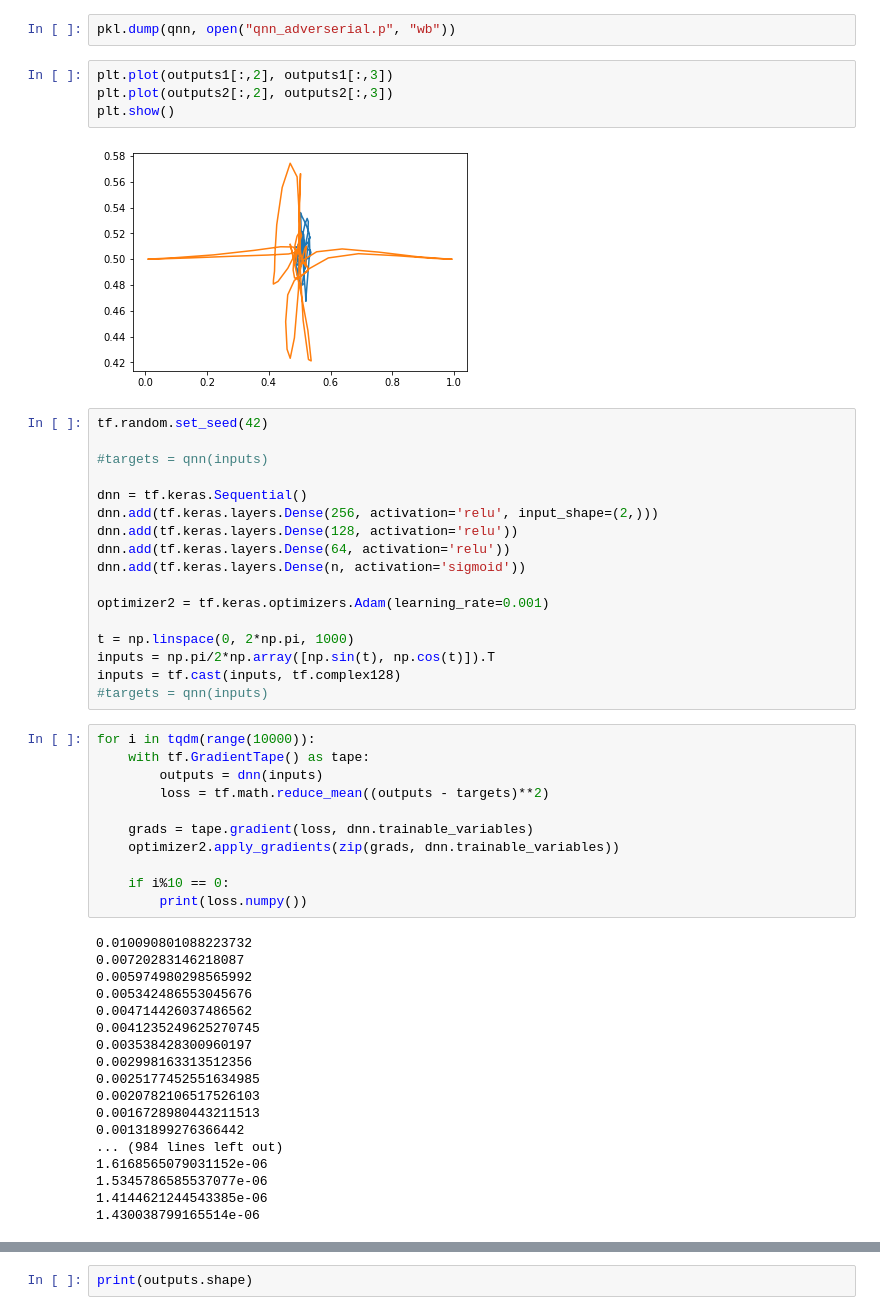
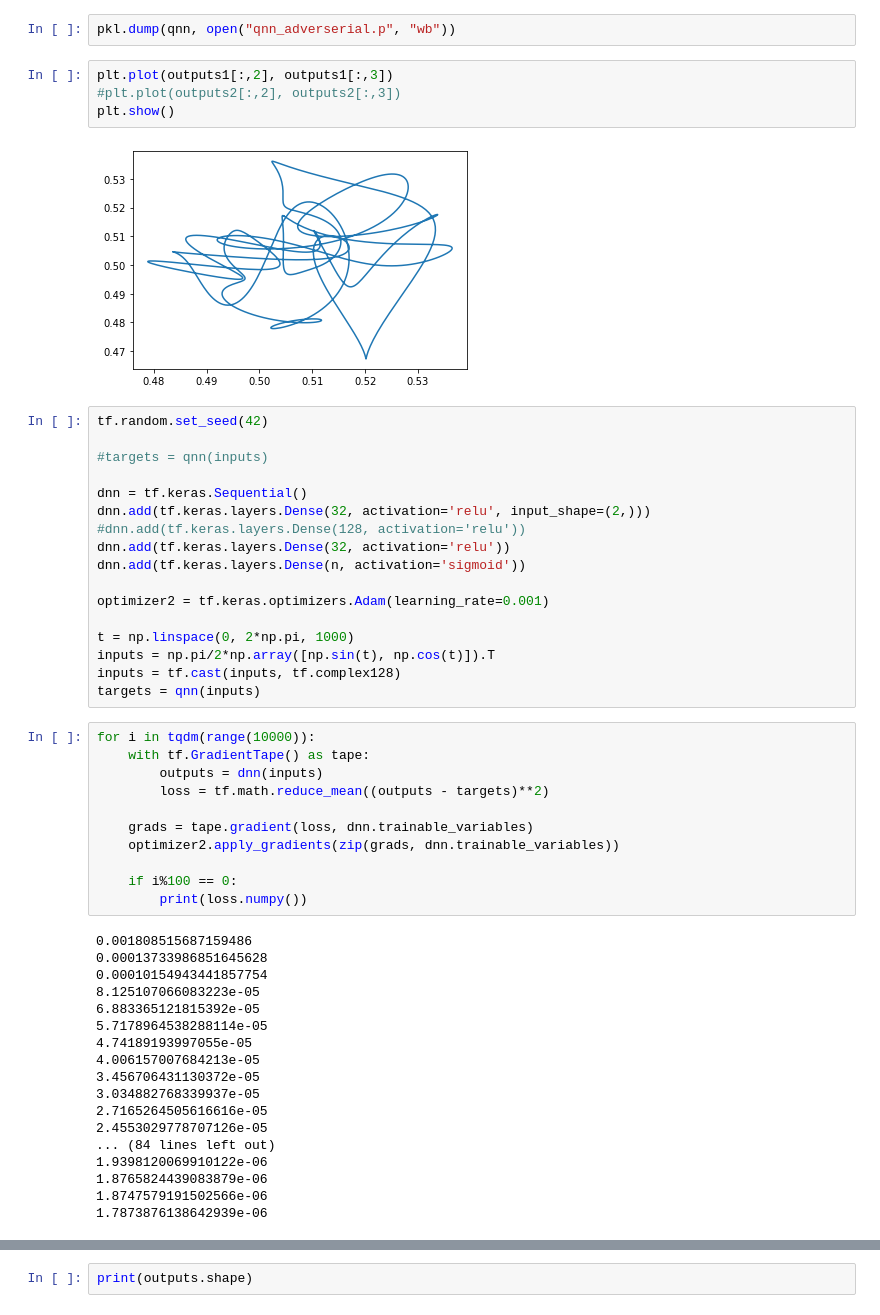
Before and after one commit to KristianWold/experimental-quantum-spectrum, a Jupyter notebook: notebooks/old/QNN Expressivity Optimized.ipynb, the cells around one changed output, grey strips where cells are left out. Drawn from its saved outputs; the diff is of its cells as text.

```diff
--- a/notebooks/old/QNN Expressivity Optimized.ipynb
+++ b/notebooks/old/QNN Expressivity Optimized.ipynb
@@ -448,19 +463,19 @@ KeyboardInterrupt:
 pkl.dump(qnn, open("qnn_adverserial.p", "wb"))
 # %%
 plt.plot(outputs1[:,2], outputs1[:,3])
-plt.plot(outputs2[:,2], outputs2[:,3])
+#plt.plot(outputs2[:,2], outputs2[:,3])
 plt.show()
 # %% [output]
-[figure, old version]
+[figure, new version]
 # %%
 tf.random.set_seed(42)
 
 #targets = qnn(inputs)
 
 dnn = tf.keras.Sequential()
-dnn.add(tf.keras.layers.Dense(256, activation='relu', input_shape=(2,)))
-dnn.add(tf.keras.layers.Dense(128, activation='relu'))
-dnn.add(tf.keras.layers.Dense(64, activation='relu'))
+dnn.add(tf.keras.layers.Dense(32, activation='relu', input_shape=(2,)))
+#dnn.add(tf.keras.layers.Dense(128, activation='relu'))
+dnn.add(tf.keras.layers.Dense(32, activation='relu'))
 dnn.add(tf.keras.layers.Dense(n, activation='sigmoid'))
 
 optimizer2 = tf.keras.optimizers.Adam(learning_rate=0.001)
@@ -468,7 +483,7 @@ optimizer2 = tf.keras.optimizers.Adam(learning_rate=0.001)
 t = np.linspace(0, 2*np.pi, 1000)
 inputs = np.pi/2*np.array([np.sin(t), np.cos(t)]).T
 inputs = tf.cast(inputs, tf.complex128)
-#targets = qnn(inputs)
+targets = qnn(inputs)
 # %%
 for i in tqdm(range(10000)):
     with tf.GradientTape() as tape:
@@ -478,26 +493,26 @@ for i in tqdm(range(10000)):
     grads = tape.gradient(loss, dnn.trainable_variables)
     optimizer2.apply_gradients(zip(grads, dnn.trainable_variables))
 
-    if i%10 == 0:
+    if i%100 == 0:
         print(loss.numpy())
 # %% [output]
-0.010090801088223732
-0.00720283146218087
-0.005974980298565992
-0.005342486553045676
-0.004714426037486562
-0.0041235249625270745
-0.003538428300960197
-0.002998163313512356
-0.0025177452551634985
-0.0020782106517526103
-0.0016728980443211513
-0.00131899276366442
-... (984 lines left out)
-1.6168565079031152e-06
-1.5345786585537077e-06
-1.4144621244543385e-06
-1.430038799165514e-06
+0.001808515687159486
+0.00013733986851645628
+0.00010154943441857754
+8.125107066083223e-05
+6.883365121815392e-05
+5.7178964538288114e-05
+4.74189193997055e-05
+4.006157007684213e-05
+3.456706431130372e-05
+3.034882768339937e-05
+2.7165264505616616e-05
+2.4553029778707126e-05
+... (84 lines left out)
+1.9398120069910122e-06
+1.8765824439083879e-06
+1.8747579191502566e-06
+1.7873876138642939e-06
 # %%
 #set figure size
 plt.figure(figsize=(10,10))
```
Also changed, not shown: parts of 2 cells of this notebook, 1 other file.
